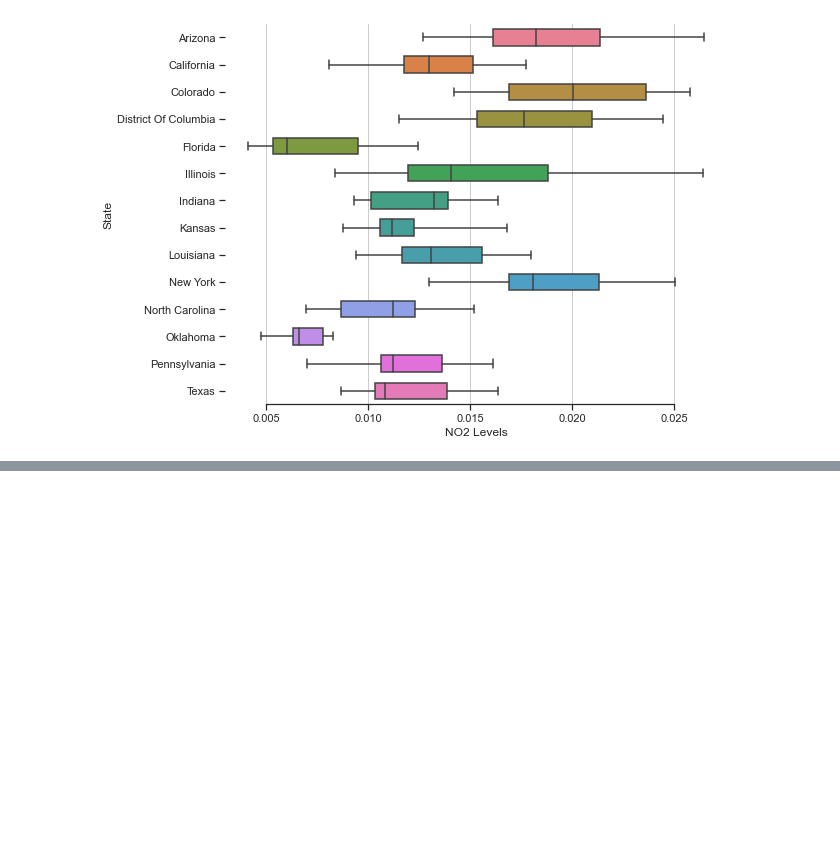
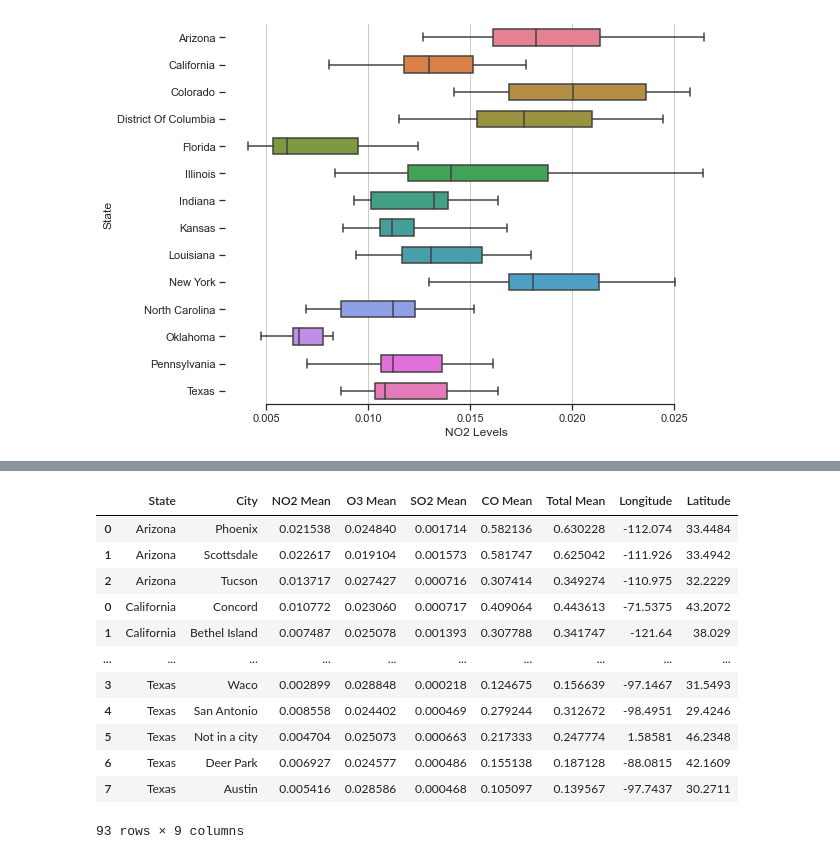
Before and after one commit to SehajS/pollution_data_analytics, a Jupyter notebook: clean_notebook.ipynb, the cells around one changed output, grey strips where cells are left out. Drawn from its saved outputs; the diff is of its cells as text; code cells hidden in the pictures; blank space fills up the shorter version.

```diff
--- a/clean_notebook.ipynb
+++ b/clean_notebook.ipynb
@@ -570,0 +524,45 @@ sample_df
+# %%
+city_pos = {}
+def get_city_loc(loc_type, city):
+    if(city in city_pos and loc_type in city_pos[city]):
+        return city_pos[city][loc_type]
+    else:
+        if(city not in city_pos):
+            city_pos[city] = {}
+        if(loc_type == "lon"):
+            val = geolocator.geocode(city)
+            if(val):
+                val = val.longitude
+        else:
+            val = geolocator.geocode(city)
+            if(val):
+                val = val.latitude
+
+        val = val if val != None else 'NF'
+
+        city_pos[city][loc_type] = val
+
+        return val
+# %%
+def get_lat_long(df):
+    df['Longitude'] = df['City'].apply(lambda x: get_city_loc('lon', x))
+    df['Latitude'] = df['City'].apply(lambda x: get_city_loc('lat', x))
+    return df
+# %%
+lat_long = get_lat_long(final_df)
+# %%
+lat_long
+# %% [output]
+|  | State | City | NO2 Mean | O3 Mean | SO2 Mean | CO Mean | Total Mean | Longitude | Latitude |
+| 0 | Arizona | Phoenix | 0.021538 | 0.024840 | 0.001714 | 0.582136 | 0.630228 | -112.074 | 33.4484 |
+| 1 | Arizona | Scottsdale | 0.022617 | 0.019104 | 0.001573 | 0.581747 | 0.625042 | -111.926 | 33.4942 |
+| 2 | Arizona | Tucson | 0.013717 | 0.027427 | 0.000716 | 0.307414 | 0.349274 | -110.975 | 32.2229 |
+| 0 | California | Concord | 0.010772 | 0.023060 | 0.000717 | 0.409064 | 0.443613 | -71.5375 | 43.2072 |
+| 1 | California | Bethel Island | 0.007487 | 0.025078 | 0.001393 | 0.307788 | 0.341747 | -121.64 | 38.029 |
+| ... | ... | ... | ... | ... | ... | ... | ... | ... | ... |
+| 3 | Texas | Waco | 0.002899 | 0.028848 | 0.000218 | 0.124675 | 0.156639 | -97.1467 | 31.5493 |
+| 4 | Texas | San Antonio | 0.008558 | 0.024402 | 0.000469 | 0.279244 | 0.312672 | -98.4951 | 29.4246 |
+| 5 | Texas | Not in a city | 0.004704 | 0.025073 | 0.000663 | 0.217333 | 0.247774 | 1.58581 | 46.2348 |
+| 6 | Texas | Deer Park | 0.006927 | 0.024577 | 0.000486 | 0.155138 | 0.187128 | -88.0815 | 42.1609 |
+| 7 | Texas | Austin | 0.005416 | 0.028586 | 0.000468 | 0.105097 | 0.139567 | -97.7437 | 30.2711 |
+93 rows × 9 columns
```
Also changed, not shown: parts of 25 cells of this notebook, 1 other file.
